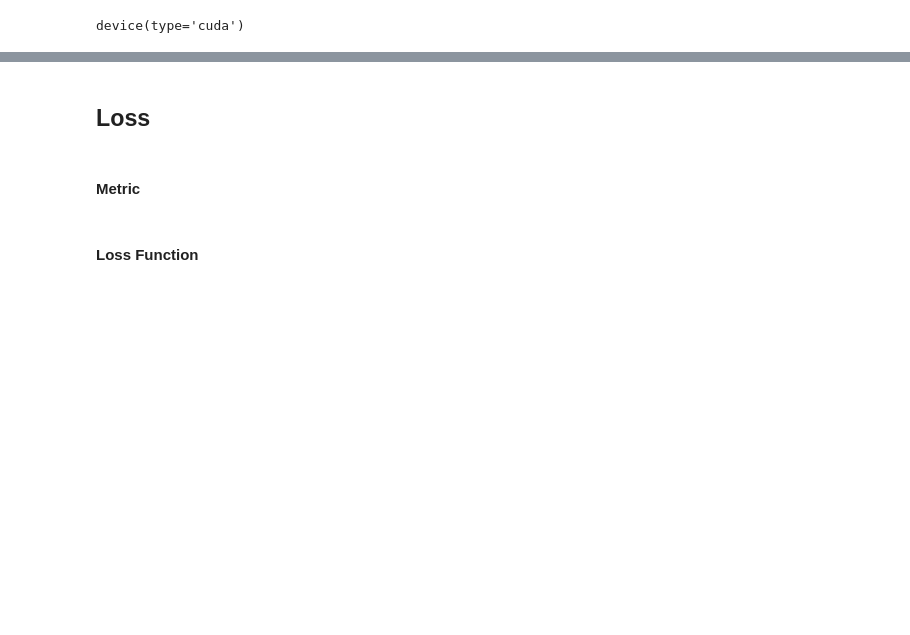
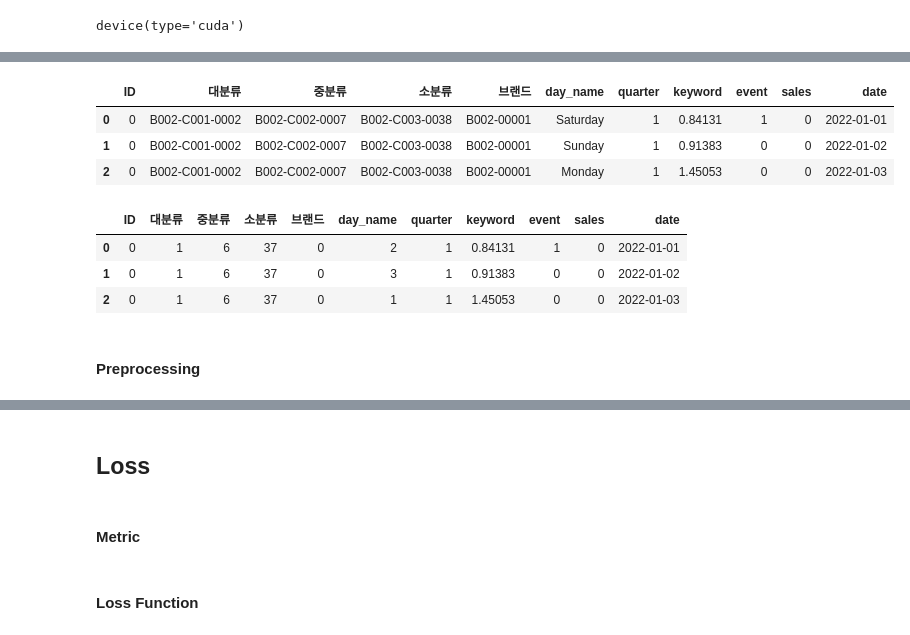
Before and after one commit to A1R-3112/DL_aimer, a Jupyter notebook: cnn_lstm.ipynb, the cells around one changed output, grey strips where cells are left out. Saved outputs shown, nothing was run; the diff lists cells and outputs as text; code cells hidden in the pictures; blank space fills up the shorter version.

```diff
--- a/cnn_lstm.ipynb
+++ b/cnn_lstm.ipynb
@@ -58,0 +48,5 @@ submit.shape
+# %%
+submit = pd.read_csv(PATH + 'sample_submission.csv')
+new_train = pd.read_csv(LOADPATH + 'train_fe.csv', low_memory=False)
+new_train = new_train.sort_values(by = ['ID', 'date']).reset_index(drop = True)
+origin_train = pd.read_csv(PATH + 'train.csv')
@@ -58,0 +73,49 @@ submit.shape
+# %%
+def data_FE(df):
+    one = df.query('event != "0"')
+    one.event = np.ones(len(one), dtype = np.int16)
+    df.loc[one.index, 'event'] = one.event
+    df.event = df.event.astype(np.int16)
+
+    drop_date = []
+    df_enc = df.copy()
+    columns = ['ID', '대분류', '중분류', '소분류', '브랜드', 'day_name', 'quarter', 'keyword', 'event', 'sales', 'date']
+
+    for i in range(34):
+        drop_date.append(list(np.array(pd.date_range('2023-02-23', periods = 34)).astype(str))[i].split('T')[0])
+
+    for date in tqdm(drop_date):
+        drop_idx = df_enc.query('date == @date').index
+        df_enc.drop(drop_idx, axis = 0, inplace = True)
+
+    df_enc.drop(['제품','year', 'month', 'day', 'day_of_week', 'price'], axis = 1, inplace = True)
+    df_enc = df_enc[columns]
+    df_enc = df_enc.drop_duplicates()
+    df_enc = df_enc.reset_index(drop = True)
+
+    return df_enc
+
+train_enc = data_FE(new_train)
+train_enc.head(3)
+# %% [output]
+|  | ID | 대분류 | 중분류 | 소분류 | 브랜드 | day_name | quarter | keyword | event | sales | date |
+| 0 | 0 | B002-C001-0002 | B002-C002-0007 | B002-C003-0038 | B002-00001 | Saturday | 1 | 0.84131 | 1 | 0 | 2022-01-01 |
+| 1 | 0 | B002-C001-0002 | B002-C002-0007 | B002-C003-0038 | B002-00001 | Sunday | 1 | 0.91383 | 0 | 0 | 2022-01-02 |
+| 2 | 0 | B002-C001-0002 | B002-C002-0007 | B002-C003-0038 | B002-00001 | Monday | 1 | 1.45053 | 0 | 0 | 2022-01-03 |
+# %%
+# Label Encoding
+
+col = ['대분류', '중분류', '소분류', '브랜드', 'day_name']
+encoder = LabelEncoder()
+
+for c in col:
+    train_enc[c] = encoder.fit_transform(train_enc[c])
+
+train_enc.head(3)
+# %% [output]
+|  | ID | 대분류 | 중분류 | 소분류 | 브랜드 | day_name | quarter | keyword | event | sales | date |
+| 0 | 0 | 1 | 6 | 37 | 0 | 2 | 1 | 0.84131 | 1 | 0 | 2022-01-01 |
+| 1 | 0 | 1 | 6 | 37 | 0 | 3 | 1 | 0.91383 | 0 | 0 | 2022-01-02 |
+| 2 | 0 | 1 | 6 | 37 | 0 | 1 | 1 | 1.45053 | 0 | 0 | 2022-01-03 |
+# %% [markdown]
+#### Preprocessing
```
Also changed, not shown: parts of 32 cells of this notebook, 5 other files.
